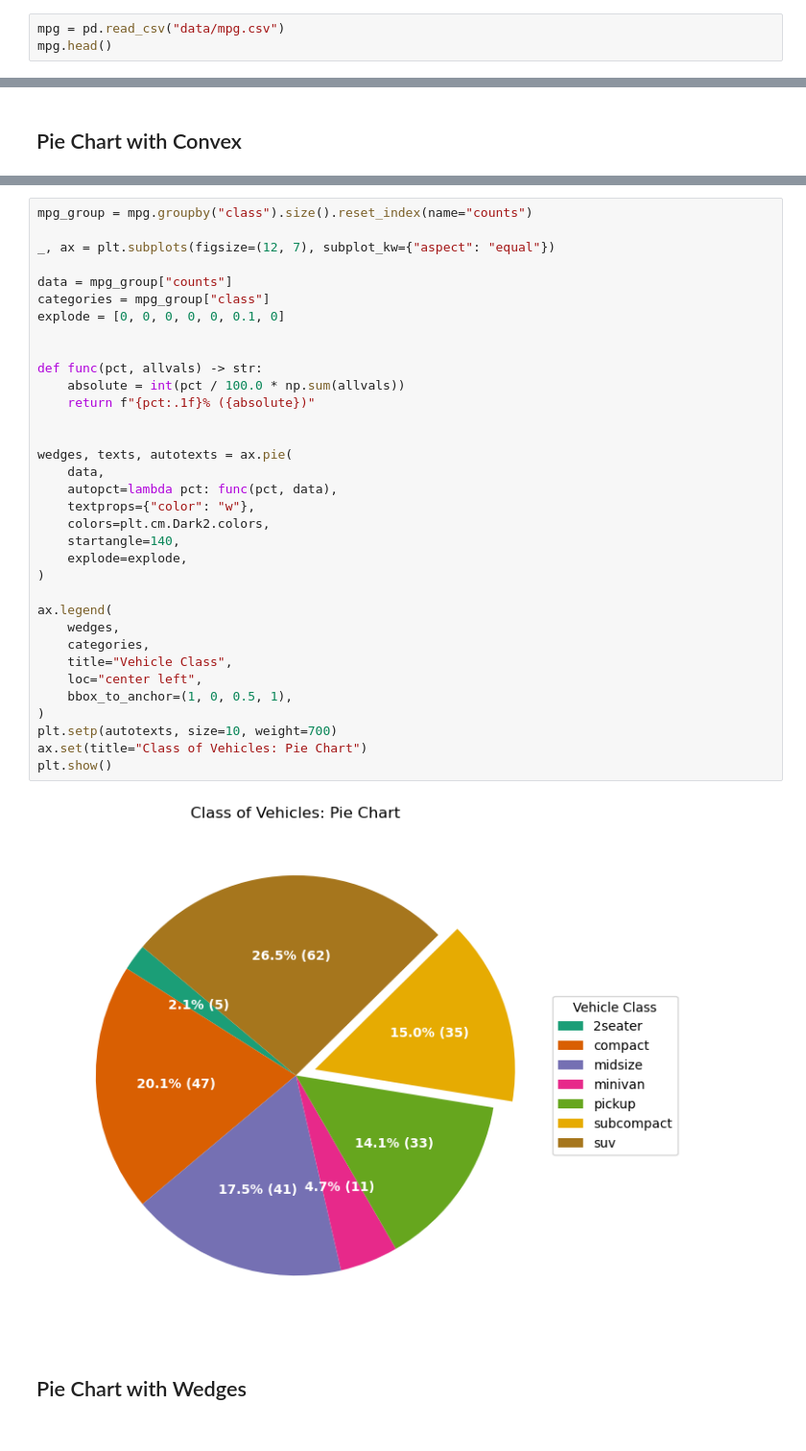
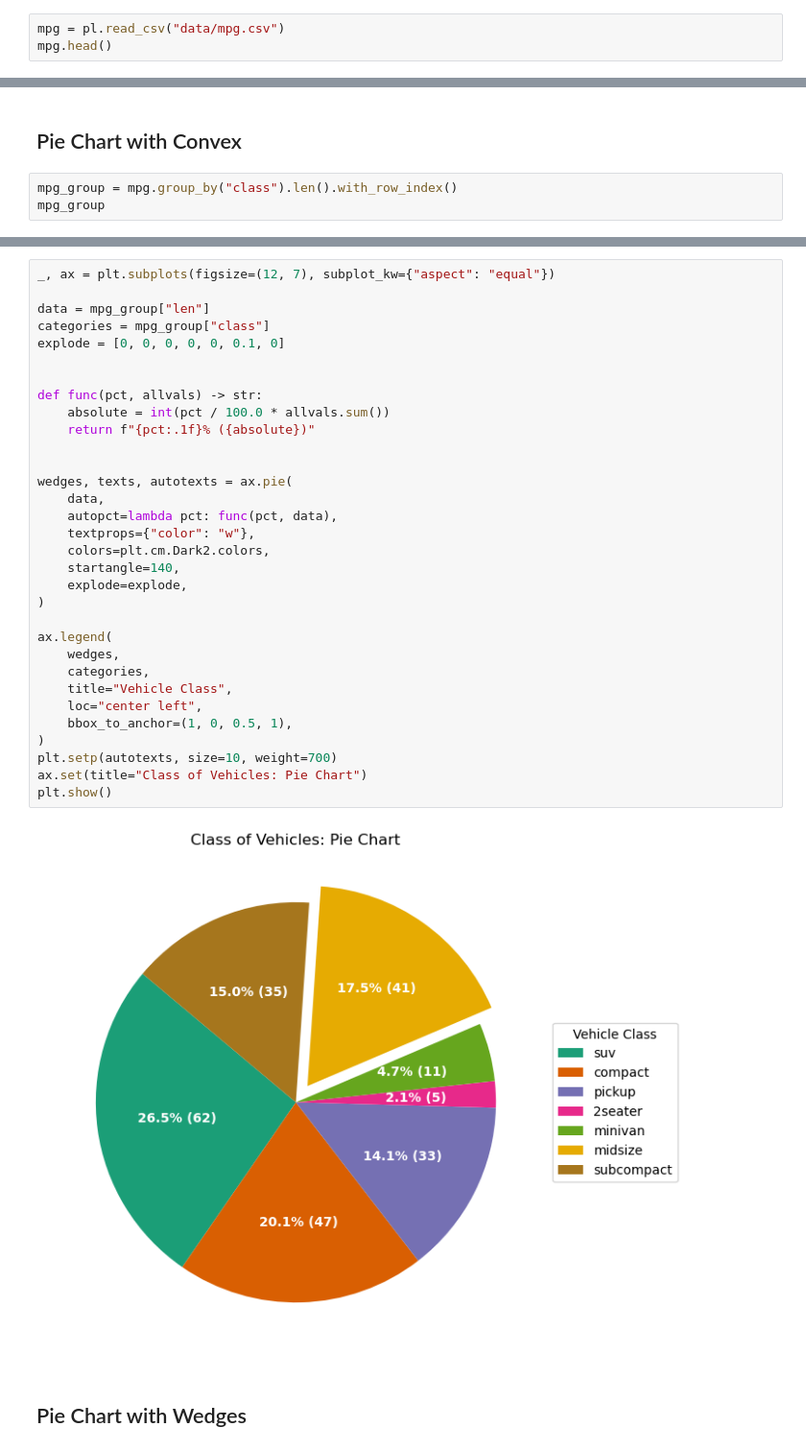
Before and after one commit to ivaquero/blog-bio, a Jupyter notebook: analysis/proportion.ipynb, the cells around one changed output, grey strips where cells are left out. Shown: that part at 96% size. Cells and saved outputs as stored; diff of their text form.

```diff
--- a/analysis/proportion.ipynb
+++ b/analysis/proportion.ipynb
@@ -7,4 +7,4 @@ import pandas as pd
 # %%
-mpg = pd.read_csv("data/mpg.csv")
+mpg = pl.read_csv("data/mpg.csv")
 mpg.head()
 # %% [output]
@@ -44,3 +48,6 @@ plt.legend(
 [figure]
 # %% [markdown]
 ## Pie Chart with Convex
+# %%
+mpg_group = mpg.group_by("class").len().with_row_index()
+mpg_group
@@ -47,39 +65,37 @@ plt.legend(
 # %%
-mpg_group = mpg.groupby("class").size().reset_index(name="counts")
-
 _, ax = plt.subplots(figsize=(12, 7), subplot_kw={"aspect": "equal"})
 
-data = mpg_group["counts"]
+data = mpg_group["len"]
 categories = mpg_group["class"]
 explode = [0, 0, 0, 0, 0, 0.1, 0]
 
 
 def func(pct, allvals) -> str:
-    absolute = int(pct / 100.0 * np.sum(allvals))
+    absolute = int(pct / 100.0 * allvals.sum())
     return f"{pct:.1f}% ({absolute})"
 
 
 wedges, texts, autotexts = ax.pie(
     data,
     autopct=lambda pct: func(pct, data),
     textprops={"color": "w"},
     colors=plt.cm.Dark2.colors,
     startangle=140,
     explode=explode,
 )
 
 ax.legend(
     wedges,
     categories,
     title="Vehicle Class",
     loc="center left",
     bbox_to_anchor=(1, 0, 0.5, 1),
 )
 plt.setp(autotexts, size=10, weight=700)
 ax.set(title="Class of Vehicles: Pie Chart")
 plt.show()
 # %% [output]
-[figure, old version]
+[figure, new version]
 # %% [markdown]
 ## Pie Chart with Wedges
 # %%
```
Also changed, not shown: parts of 6 cells of this notebook, 4 other files.
